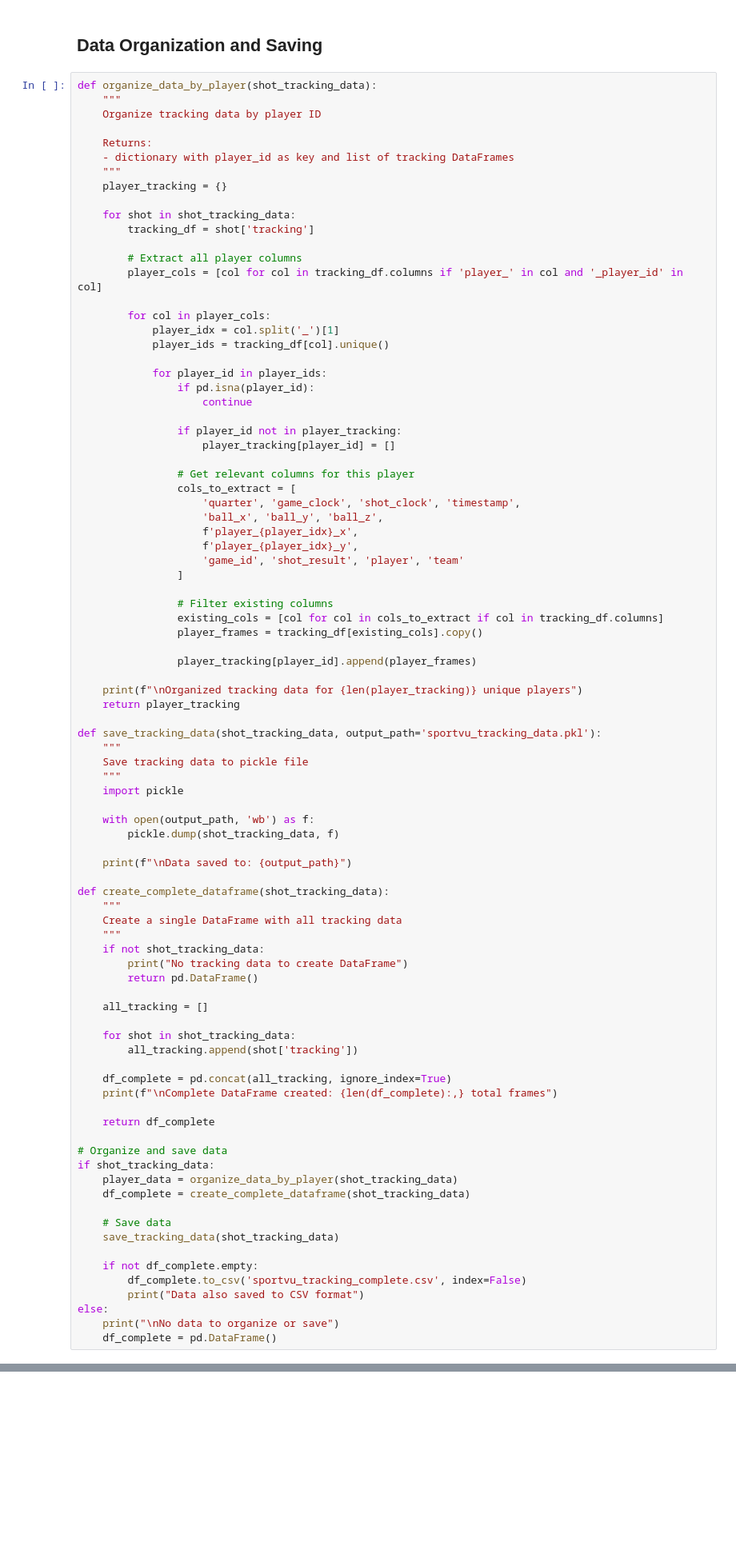
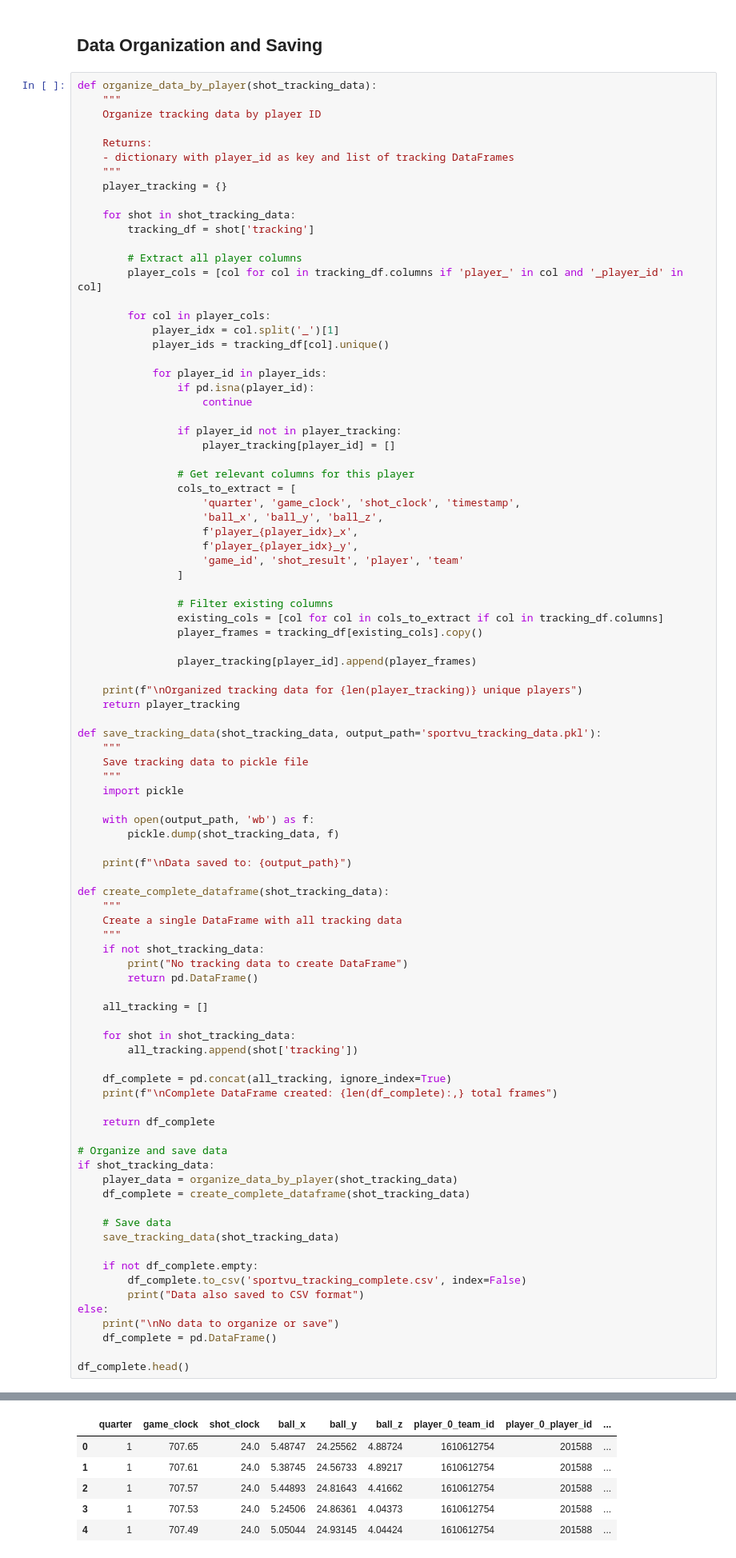
Before and after one commit to MicheleLovatoMenin/Sport-Tech-Project, a Jupyter notebook: track_nba.ipynb, the cells around one changed output, grey strips where cells are left out. Shown at 80% size. Cells and saved outputs as stored; diff of their text form; blank space fills up the shorter version.

```diff
--- a/track_nba.ipynb
+++ b/track_nba.ipynb
@@ -344,3 +539,6 @@ if shot_tracking_data:
 else:
     print("\nNo data to organize or save")
     df_complete = pd.DataFrame()
+
+df_complete.head()
+# %% [output]
@@ -346,0 +551,6 @@ else:
+|  | quarter | game_clock | shot_clock | ball_x | ball_y | ball_z | player_0_team_id | player_0_player_id | ... |
+| 0 | 1 | 707.65 | 24.0 | 5.48747 | 24.25562 | 4.88724 | 1610612754 | 201588 | ... |
+| 1 | 1 | 707.61 | 24.0 | 5.38745 | 24.56733 | 4.89217 | 1610612754 | 201588 | ... |
+| 2 | 1 | 707.57 | 24.0 | 5.44893 | 24.81643 | 4.41662 | 1610612754 | 201588 | ... |
+| 3 | 1 | 707.53 | 24.0 | 5.24506 | 24.86361 | 4.04373 | 1610612754 | 201588 | ... |
+| 4 | 1 | 707.49 | 24.0 | 5.05044 | 24.93145 | 4.04424 | 1610612754 | 201588 | ... |
```
Also changed, not shown: parts of 11 cells of this notebook, 4 other files.
